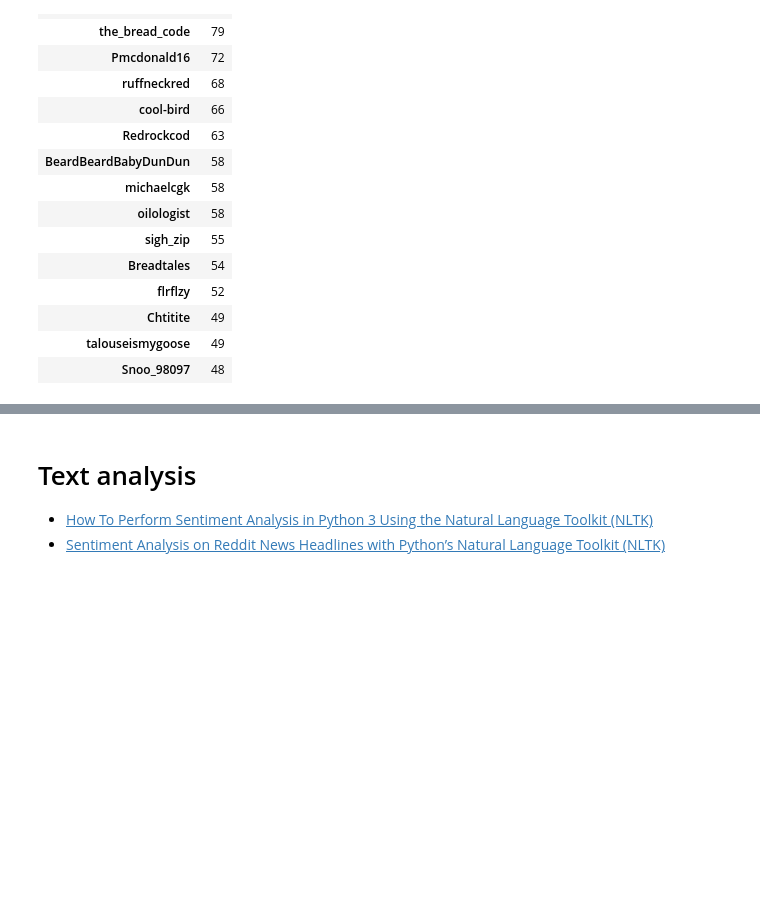
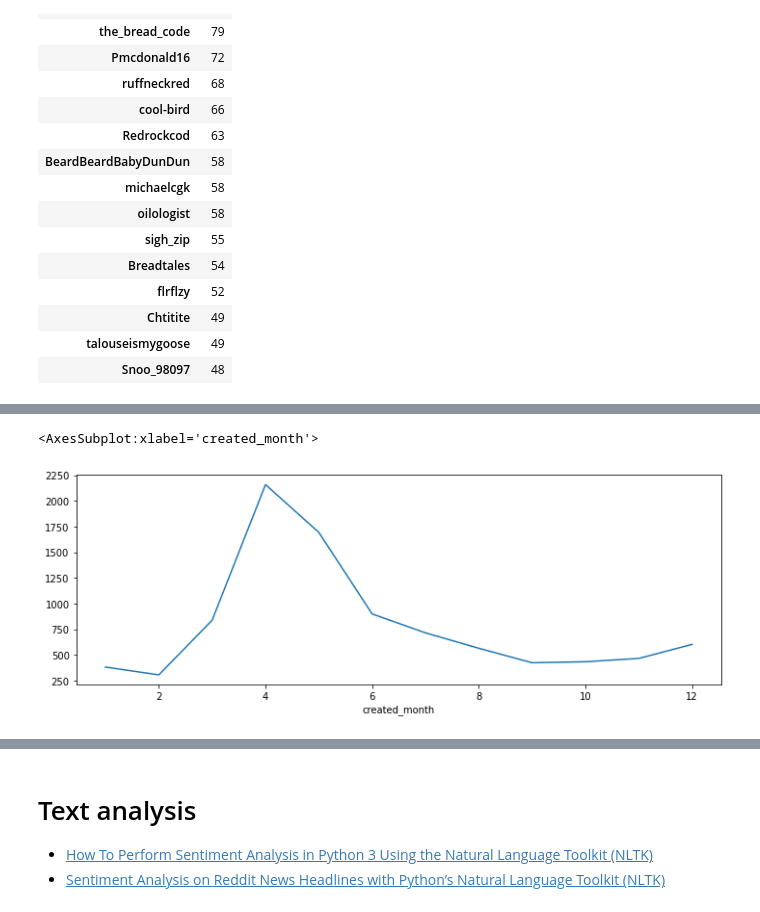
Before and after one commit to Lisa-Ho/breadit, a Jupyter notebook: notebooks/lockdown-baking-part-2-data-cleaning-classification.ipynb, the cells around one changed output, grey strips where cells are left out. Cells and saved outputs as stored; diff of their text form; code cells hidden in the pictures; blank space fills up the shorter version.

Commit message:
explore engagement types over time

```diff
--- a/notebooks/lockdown-baking-part-2-data-cleaning-classification.ipynb
+++ b/notebooks/lockdown-baking-part-2-data-cleaning-classification.ipynb
@@ -70,0 +75,14 @@ Index(['Unnamed: 0', 'id', 'score', 'created_utc', 'title', 'num_comments',
+# %%
+# count number of posts by author and put them into groups
+bins = [0, 1, 2, 5, 10, 50, np.inf]
+bin_labels = ["1", "2", "3-5", "6-10", "11-50","Over 50"]
+
+pivot = pd.DataFrame(df.groupby("author")["id"].count())
+pivot['posts_by_user'] = pd.cut(pivot['id'], bins, labels=bin_labels)
+pivot = pivot.reset_index().drop(columns="id")
+
+# add column to dataframe based on number of posts by author as 'user group'
+df = pd.merge(df, pivot, left_on="author", right_on="author")
+
+#print head
+df.head()
@@ -611,0 +582,5 @@ pivot.head(15)
+# %%
+df.loc[df["posts_by_user"]=='1'].groupby("created_month")["id"].count().plot(kind='line', figsize=(12,4))
+# %% [output]
+<AxesSubplot:xlabel='created_month'>
+[figure, added]
```
Also changed, not shown: parts of 18 cells of this notebook.
